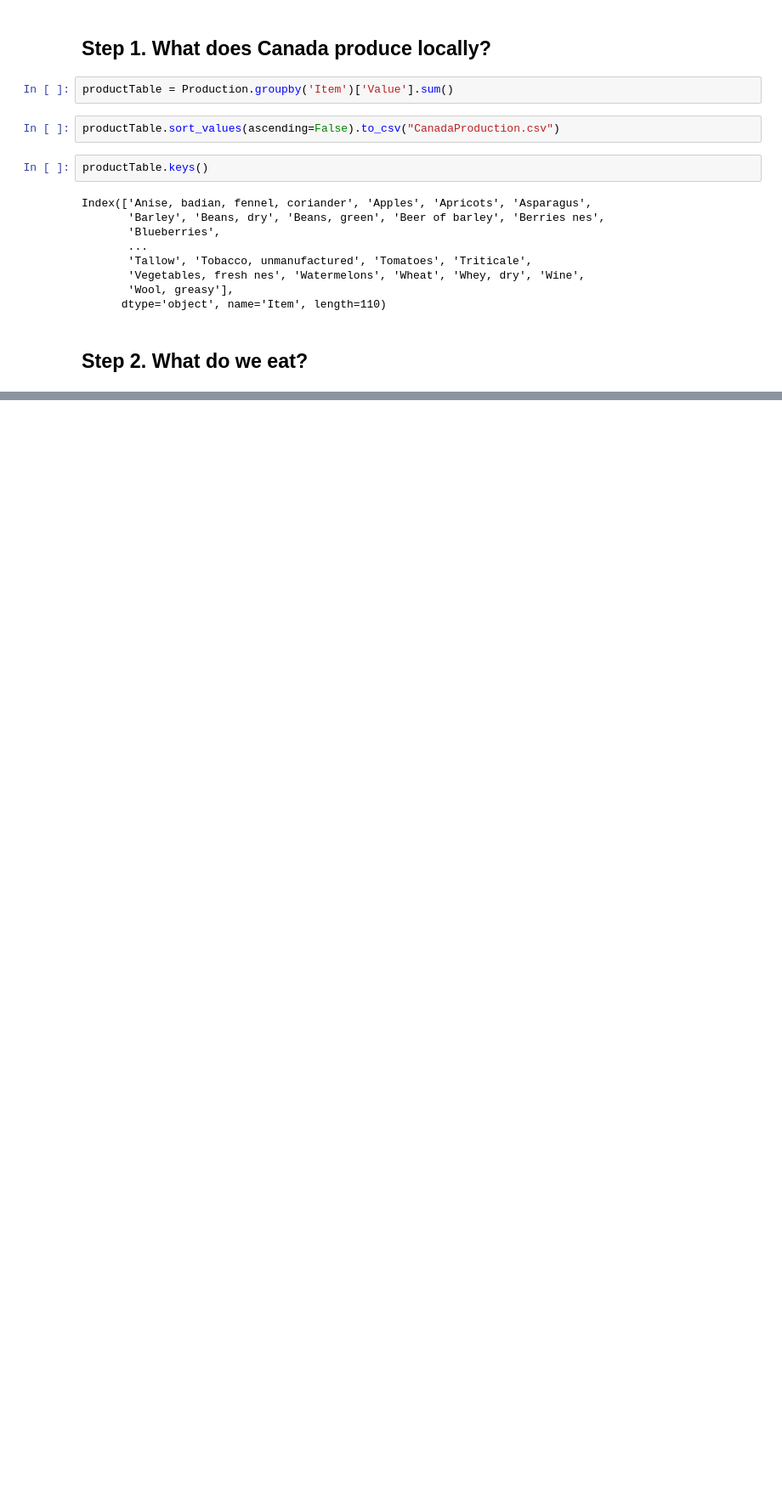
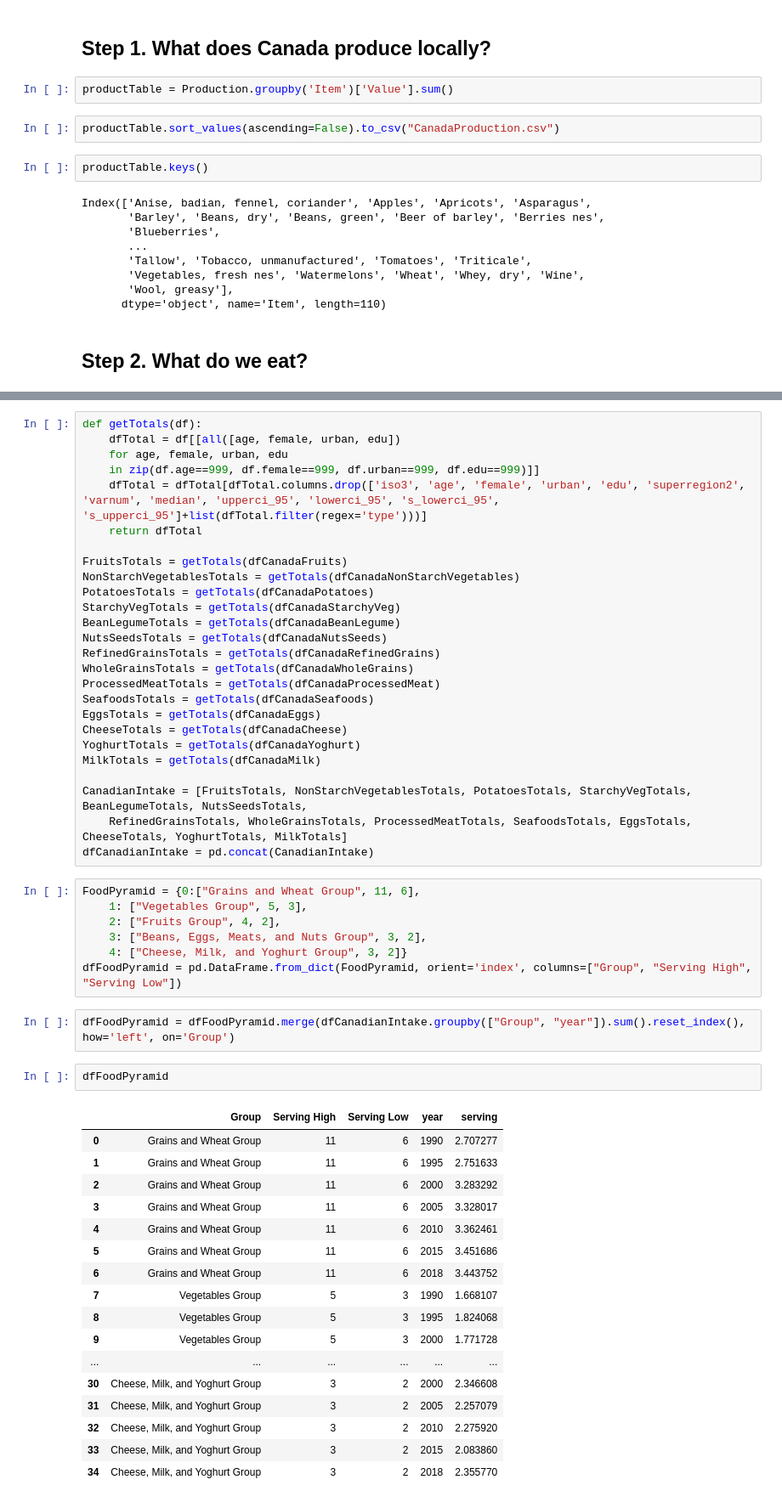
Before and after one commit to KrishnaCD93/DAAN-Capstone-Project, a Jupyter notebook: Q1.ipynb, the cells around one changed output, grey strips where cells are left out. Shown at 85% size. Cells and saved outputs as stored; diff of their text form; blank space fills up the shorter version.

```diff
--- a/Q1.ipynb
+++ b/Q1.ipynb
@@ -200,0 +195,55 @@ dfFruits.hvplot(x='year', y='serving', kind='line', groupby=['iso3','age', 'fema
+# %%
+def getTotals(df):
+    dfTotal = df[[all([age, female, urban, edu])
+    for age, female, urban, edu
+    in zip(df.age==999, df.female==999, df.urban==999, df.edu==999)]]
+    dfTotal = dfTotal[dfTotal.columns.drop(['iso3', 'age', 'female', 'urban', 'edu', 'superregion2', 'varnum', 'median', 'upperci_95', 'lowerci_95', 's_lowerci_95', 's_upperci_95']+list(dfTotal.filter(regex='type')))]
+    return dfTotal
+
+FruitsTotals = getTotals(dfCanadaFruits)
+NonStarchVegetablesTotals = getTotals(dfCanadaNonStarchVegetables)
+PotatoesTotals = getTotals(dfCanadaPotatoes)
+StarchyVegTotals = getTotals(dfCanadaStarchyVeg)
+BeanLegumeTotals = getTotals(dfCanadaBeanLegume)
+NutsSeedsTotals = getTotals(dfCanadaNutsSeeds)
+RefinedGrainsTotals = getTotals(dfCanadaRefinedGrains)
+WholeGrainsTotals = getTotals(dfCanadaWholeGrains)
+ProcessedMeatTotals = getTotals(dfCanadaProcessedMeat)
+SeafoodsTotals = getTotals(dfCanadaSeafoods)
+EggsTotals = getTotals(dfCanadaEggs)
+CheeseTotals = getTotals(dfCanadaCheese)
+YoghurtTotals = getTotals(dfCanadaYoghurt)
+MilkTotals = getTotals(dfCanadaMilk)
+
+CanadianIntake = [FruitsTotals, NonStarchVegetablesTotals, PotatoesTotals, StarchyVegTotals, BeanLegumeTotals, NutsSeedsTotals,
+    RefinedGrainsTotals, WholeGrainsTotals, ProcessedMeatTotals, SeafoodsTotals, EggsTotals, CheeseTotals, YoghurtTotals, MilkTotals]
+dfCanadianIntake = pd.concat(CanadianIntake)
+# %%
+FoodPyramid = {0:["Grains and Wheat Group", 11, 6],
+    1: ["Vegetables Group", 5, 3],
+    2: ["Fruits Group", 4, 2],
+    3: ["Beans, Eggs, Meats, and Nuts Group", 3, 2],
+    4: ["Cheese, Milk, and Yoghurt Group", 3, 2]}
+dfFoodPyramid = pd.DataFrame.from_dict(FoodPyramid, orient='index', columns=["Group", "Serving High", "Serving Low"])
+# %%
+dfFoodPyramid = dfFoodPyramid.merge(dfCanadianIntake.groupby(["Group", "year"]).sum().reset_index(), how='left', on='Group')
+# %%
+dfFoodPyramid
+# %% [output]
+|  | Group | Serving High | Serving Low | year | serving |
+| 0 | Grains and Wheat Group | 11 | 6 | 1990 | 2.707277 |
+| 1 | Grains and Wheat Group | 11 | 6 | 1995 | 2.751633 |
+| 2 | Grains and Wheat Group | 11 | 6 | 2000 | 3.283292 |
+| 3 | Grains and Wheat Group | 11 | 6 | 2005 | 3.328017 |
+| 4 | Grains and Wheat Group | 11 | 6 | 2010 | 3.362461 |
+| 5 | Grains and Wheat Group | 11 | 6 | 2015 | 3.451686 |
+| 6 | Grains and Wheat Group | 11 | 6 | 2018 | 3.443752 |
+| 7 | Vegetables Group | 5 | 3 | 1990 | 1.668107 |
+| 8 | Vegetables Group | 5 | 3 | 1995 | 1.824068 |
+| 9 | Vegetables Group | 5 | 3 | 2000 | 1.771728 |
+| ... | ... | ... | ... | ... | ... |
+| 30 | Cheese, Milk, and Yoghurt Group | 3 | 2 | 2000 | 2.346608 |
+| 31 | Cheese, Milk, and Yoghurt Group | 3 | 2 | 2005 | 2.257079 |
+| 32 | Cheese, Milk, and Yoghurt Group | 3 | 2 | 2010 | 2.275920 |
+| 33 | Cheese, Milk, and Yoghurt Group | 3 | 2 | 2015 | 2.083860 |
+| 34 | Cheese, Milk, and Yoghurt Group | 3 | 2 | 2018 | 2.355770 |
```
Also changed, not shown: parts of 5 cells of this notebook, 1 other file.
